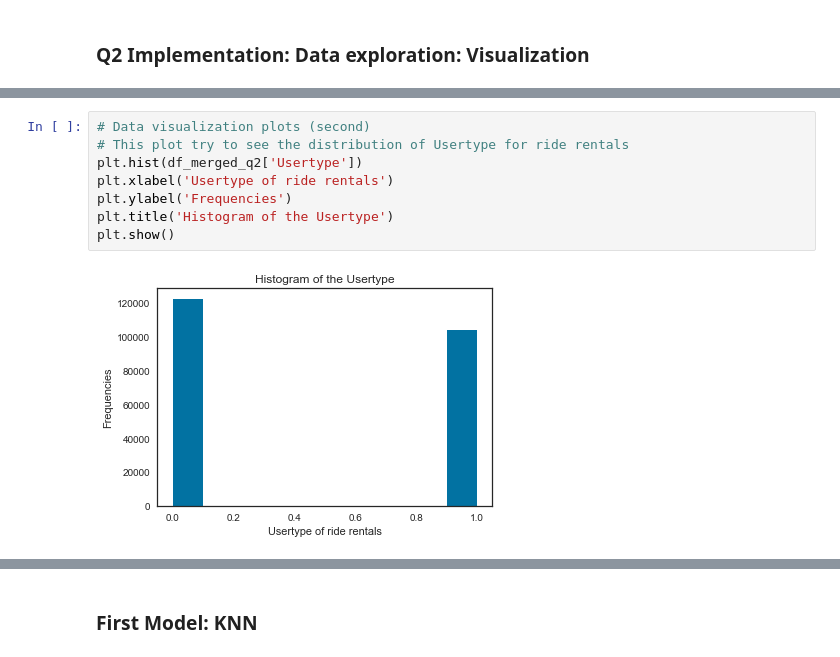
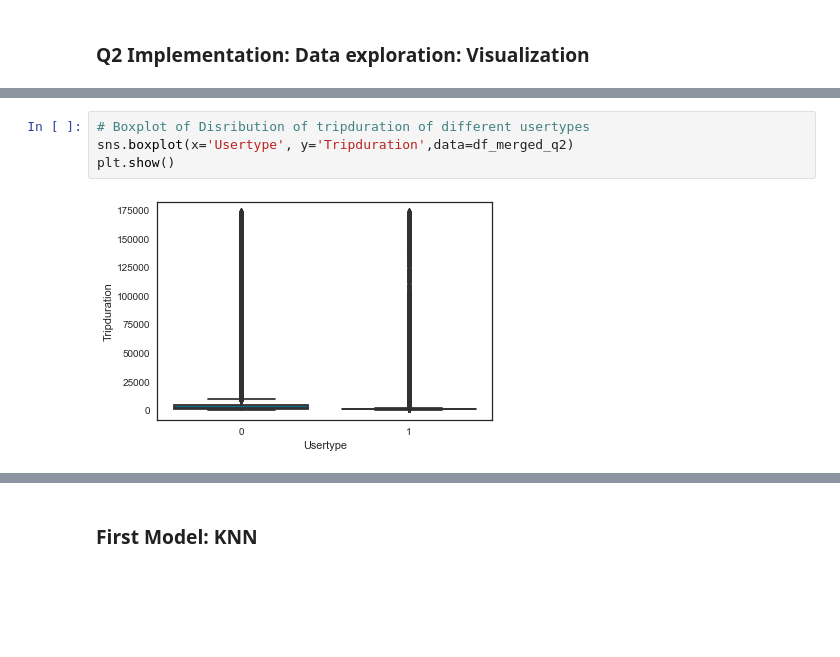
Before and after one commit to Nellyan4/data_mining_project, a Jupyter notebook: project_final_delivery.ipynb, the cells around one changed output, grey strips where cells are left out. Drawn from its saved outputs; the diff is of its cells as text; blank space fills up the shorter version.

```diff
--- a/project_final_delivery.ipynb
+++ b/project_final_delivery.ipynb
@@ -770,10 +757,6 @@ plt.show()
-# %%
-# Data visualization plots (second)
-# This plot try to see the distribution of Usertype for ride rentals
-plt.hist(df_merged_q2['Usertype'])
-plt.xlabel('Usertype of ride rentals')
-plt.ylabel('Frequencies')
-plt.title('Histogram of the Usertype')
-plt.show()
-# %% [output]
-[figure, removed]
+# %%
+# Boxplot of Disribution of tripduration of different usertypes
+sns.boxplot(x='Usertype', y='Tripduration',data=df_merged_q2)
+plt.show()
+# %% [output]
+[figure, added]
```
Also changed, not shown: parts of 32 cells of this notebook, 1 other file.
